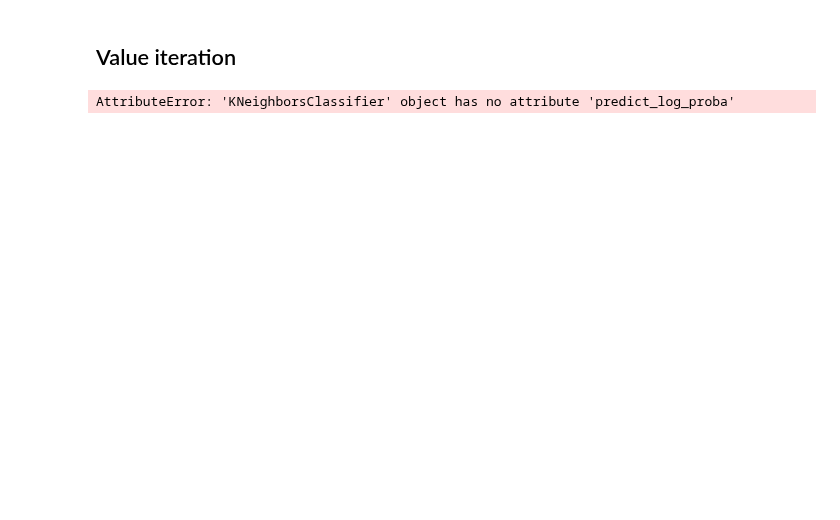
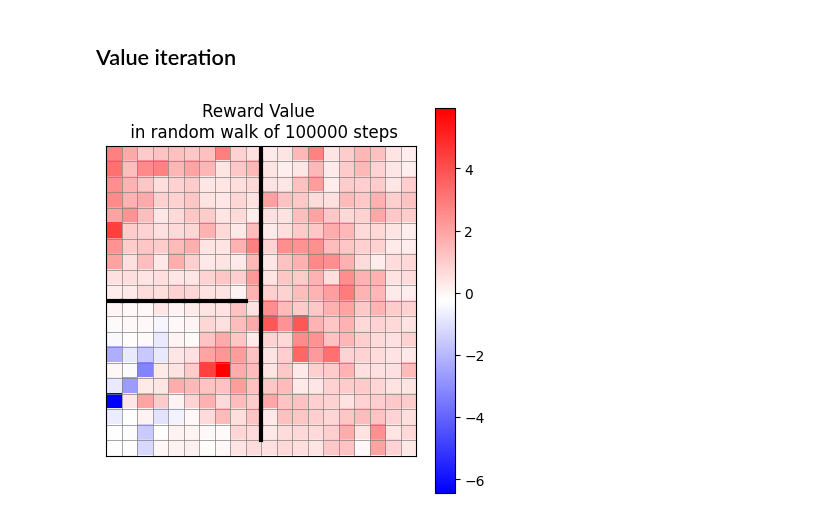
Before and after one commit to nicktfranklin/thread_the_needle, a Jupyter notebook: State_Inference_Network.ipynb, the cells around one changed output. Cells and saved outputs as stored; diff of their text form; code cells hidden in the pictures; blank space fills up the shorter version.

```diff
--- a/State_Inference_Network.ipynb
+++ b/State_Inference_Network.ipynb
@@ -447,7 +423,3 @@ reward_model.batch_update(walk_states, walk_rewards)
 q, v = value_iteration(
     {"N": transition_model_tab}, reward_model, gamma=0.80, iterations=100
 )
-# %%
-recon_model.clf.predict_log_proba((152, 108, 96, 14, 149))
-# %% [output]
-AttributeError: 'KNeighborsClassifier' object has no attribute 'predict_log_proba'
@@ -456,3 +426,18 @@ v.pre
+# %%
+v_s = np.zeros((1, HEIGHT * WIDTH))
+for z, vz in v.items():
+    ps = recon_model.predict_state_prob_from_z([z])
+    v_s += ps * vz
+
+# plt.imshow(v_s.reshape(HEIGHT, WIDTH))
+
+ax = thread_the_needle_task.display_gridworld()
+plt.imshow(v_s.reshape(HEIGHT, WIDTH), cmap="bwr")
+plt.title(f"Reward Value \n in random walk of {n} steps")
+plt.colorbar()
+plt.show()
+# %% [output]
+[figure, added]
 # %%
 value_function = []
 for s, vs in v.items():
```
Also changed, not shown: parts of 16 cells of this notebook, 1 other file.
